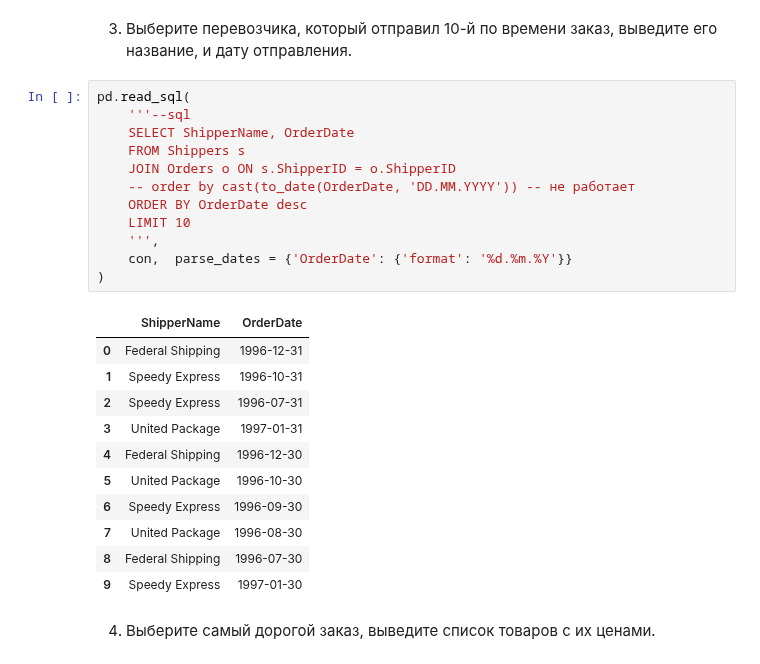
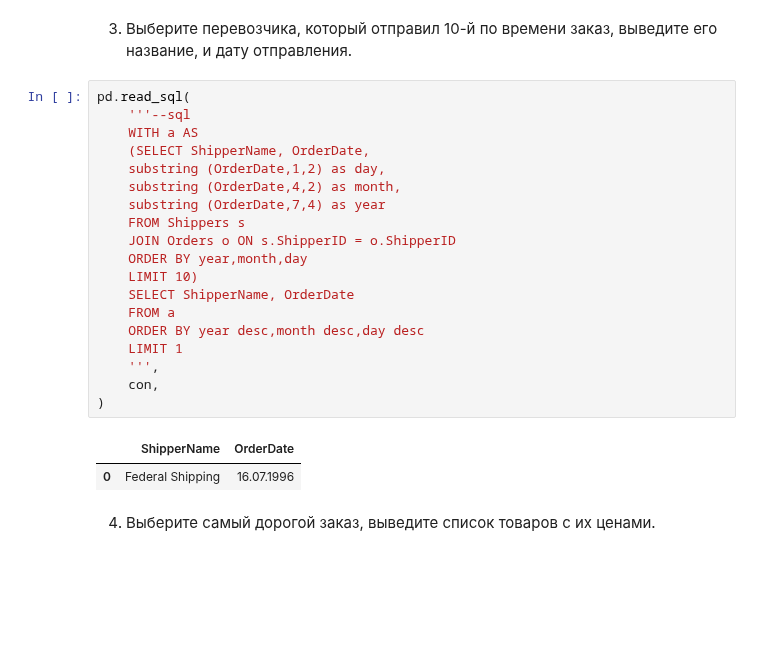
Before and after one commit to Vladislav-7-AV/teach-scool-ds, a Jupyter notebook: Hometask-M3/SQL1/sql_1_HW_FIO.ipynb, the cells around one changed output. Drawn from its saved outputs; the diff is of its cells as text; blank space fills up the shorter version.

```diff
--- a/Hometask-M3/SQL1/sql_1_HW_FIO.ipynb
+++ b/Hometask-M3/SQL1/sql_1_HW_FIO.ipynb
@@ -86,27 +86,25 @@ pd.read_sql(
 # %%
 pd.read_sql(
     '''--sql
-    SELECT ShipperName, OrderDate
+    WITH a AS
+    (SELECT ShipperName, OrderDate,
+    substring (OrderDate,1,2) as day,
+    substring (OrderDate,4,2) as month,
+    substring (OrderDate,7,4) as year
     FROM Shippers s
     JOIN Orders o ON s.ShipperID = o.ShipperID
-    -- order by cast(to_date(OrderDate, 'DD.MM.YYYY')) -- не работает
-    ORDER BY OrderDate desc
-    LIMIT 10
+    ORDER BY year,month,day
+    LIMIT 10)
+    SELECT ShipperName, OrderDate
+    FROM a
+    ORDER BY year desc,month desc,day desc
+    LIMIT 1
     ''',
-    con,  parse_dates = {'OrderDate': {'format': '%d.%m.%Y'}}
+    con,
 )
 # %% [output]
 |  | ShipperName | OrderDate |
-| 0 | Federal Shipping | 1996-12-31 |
-| 1 | Speedy Express | 1996-10-31 |
-| 2 | Speedy Express | 1996-07-31 |
-| 3 | United Package | 1997-01-31 |
-| 4 | Federal Shipping | 1996-12-30 |
-| 5 | United Package | 1996-10-30 |
-| 6 | Speedy Express | 1996-09-30 |
-| 7 | United Package | 1996-08-30 |
-| 8 | Federal Shipping | 1996-07-30 |
-| 9 | Speedy Express | 1997-01-30 |
+| 0 | Federal Shipping | 16.07.1996 |
 # %% [markdown]
 4. Выберите самый дорогой заказ, выведите список товаров с их ценами.
 # %%
```
Also changed, not shown: parts of 7 cells of this notebook.
